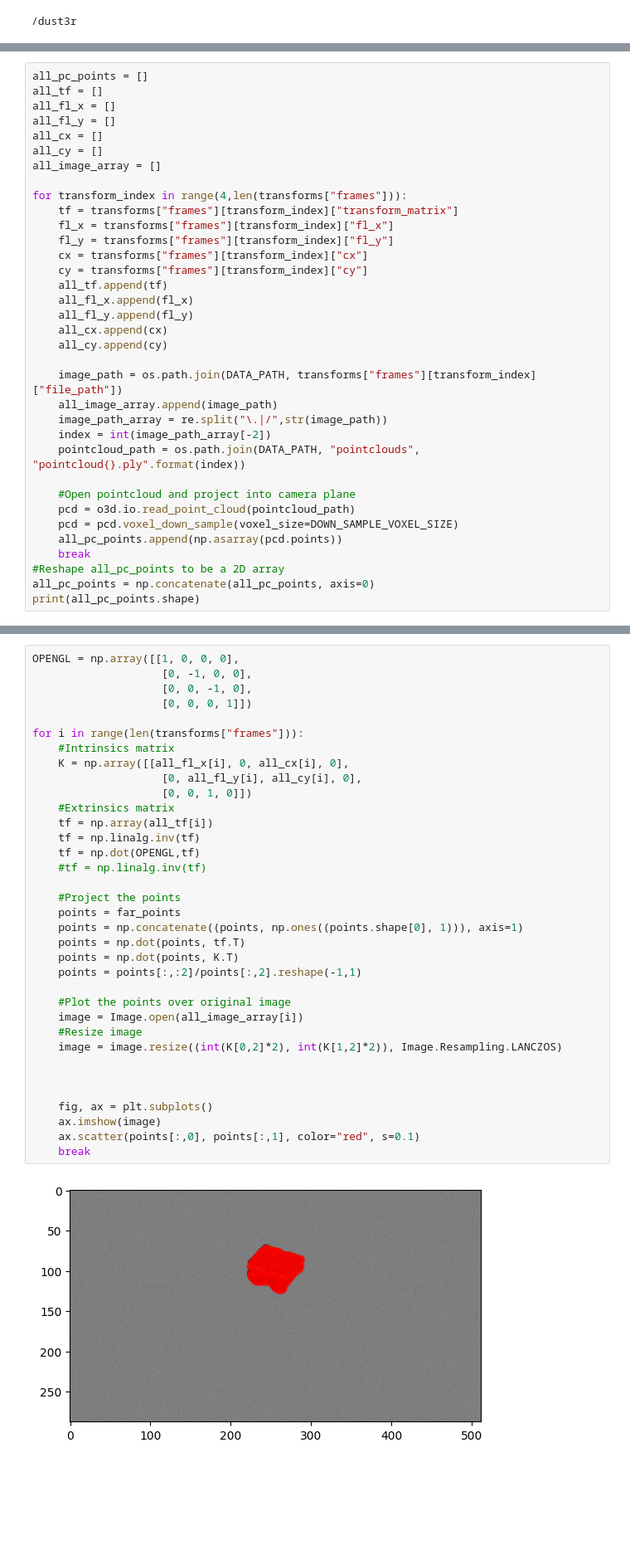
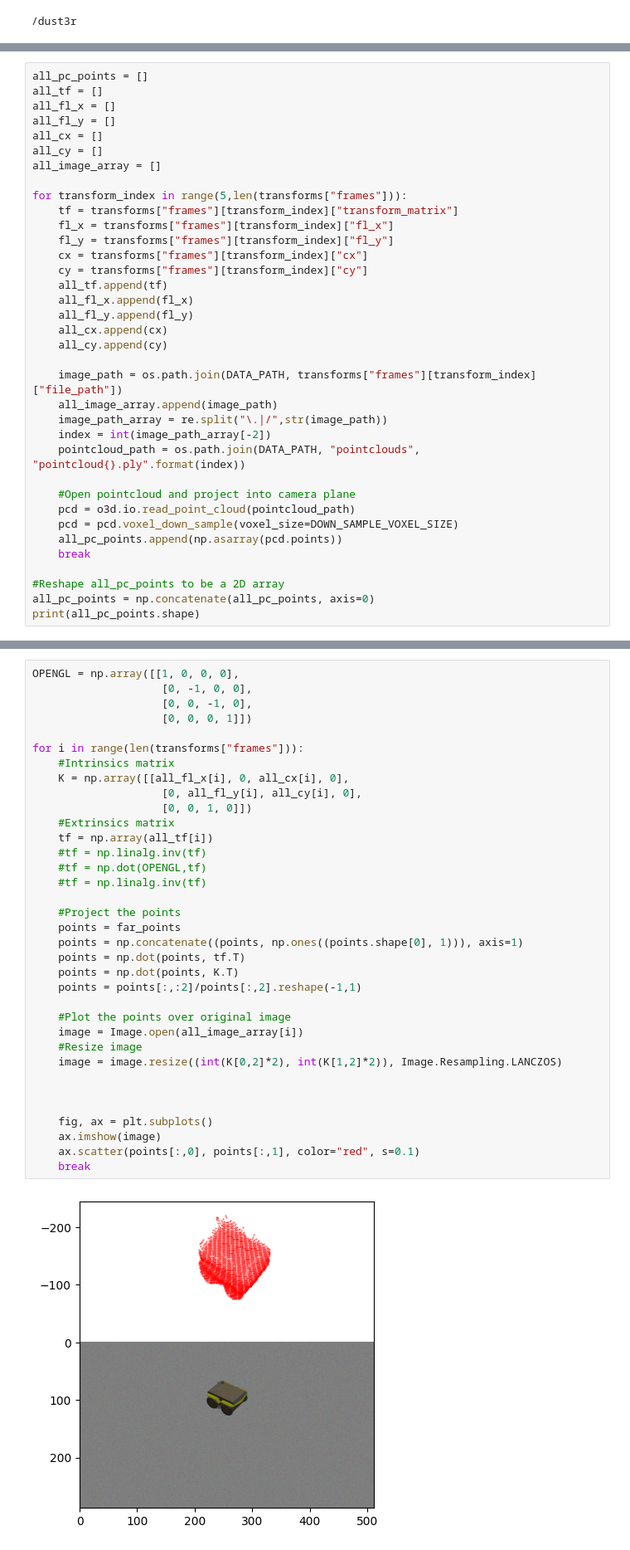
Before and after one commit to tauzn-clock/dust3r, a Jupyter notebook: masked_dust3r/scripts/analyse_ptcloud.ipynb, the cells around one changed output, grey strips where cells are left out. Shown at 83% size. Drawn from its saved outputs; the diff is of its cells as text; blank space fills up the shorter version.

```diff
--- a/masked_dust3r/scripts/analyse_ptcloud.ipynb
+++ b/masked_dust3r/scripts/analyse_ptcloud.ipynb
@@ -29,7 +29,7 @@ all_cx = []
 all_cy = []
 all_image_array = []
 
-for transform_index in range(4,len(transforms["frames"])):
+for transform_index in range(5,len(transforms["frames"])):
     tf = transforms["frames"][transform_index]["transform_matrix"]
     fl_x = transforms["frames"][transform_index]["fl_x"]
     fl_y = transforms["frames"][transform_index]["fl_y"]
@@ -52,6 +52,7 @@ for transform_index in range(4,len(transforms["frames"])):
     pcd = pcd.voxel_down_sample(voxel_size=DOWN_SAMPLE_VOXEL_SIZE)
     all_pc_points.append(np.asarray(pcd.points))
     break
+
 #Reshape all_pc_points to be a 2D array
 all_pc_points = np.concatenate(all_pc_points, axis=0)
 print(all_pc_points.shape)
@@ -81,33 +82,33 @@ OPENGL = np.array([[1, 0, 0, 0],
                     [0, 0, 0, 1]])
 
 for i in range(len(transforms["frames"])):
     #Intrinsics matrix
     K = np.array([[all_fl_x[i], 0, all_cx[i], 0],
                     [0, all_fl_y[i], all_cy[i], 0],
                     [0, 0, 1, 0]])
     #Extrinsics matrix
     tf = np.array(all_tf[i])
-    tf = np.linalg.inv(tf)
-    tf = np.dot(OPENGL,tf)
+    #tf = np.linalg.inv(tf)
+    #tf = np.dot(OPENGL,tf)
     #tf = np.linalg.inv(tf)
 
     #Project the points
     points = far_points
     points = np.concatenate((points, np.ones((points.shape[0], 1))), axis=1)
     points = np.dot(points, tf.T)
     points = np.dot(points, K.T)
     points = points[:,:2]/points[:,2].reshape(-1,1)
 
     #Plot the points over original image
     image = Image.open(all_image_array[i])
     #Resize image
     image = image.resize((int(K[0,2]*2), int(K[1,2]*2)), Image.Resampling.LANCZOS)
 
 
 
     fig, ax = plt.subplots()
     ax.imshow(image)
     ax.scatter(points[:,0], points[:,1], color="red", s=0.1)
     break
 # %% [output]
-[figure, old version]
+[figure, new version]
```
Also changed, not shown: parts of 2 cells of this notebook, 3 other files.
